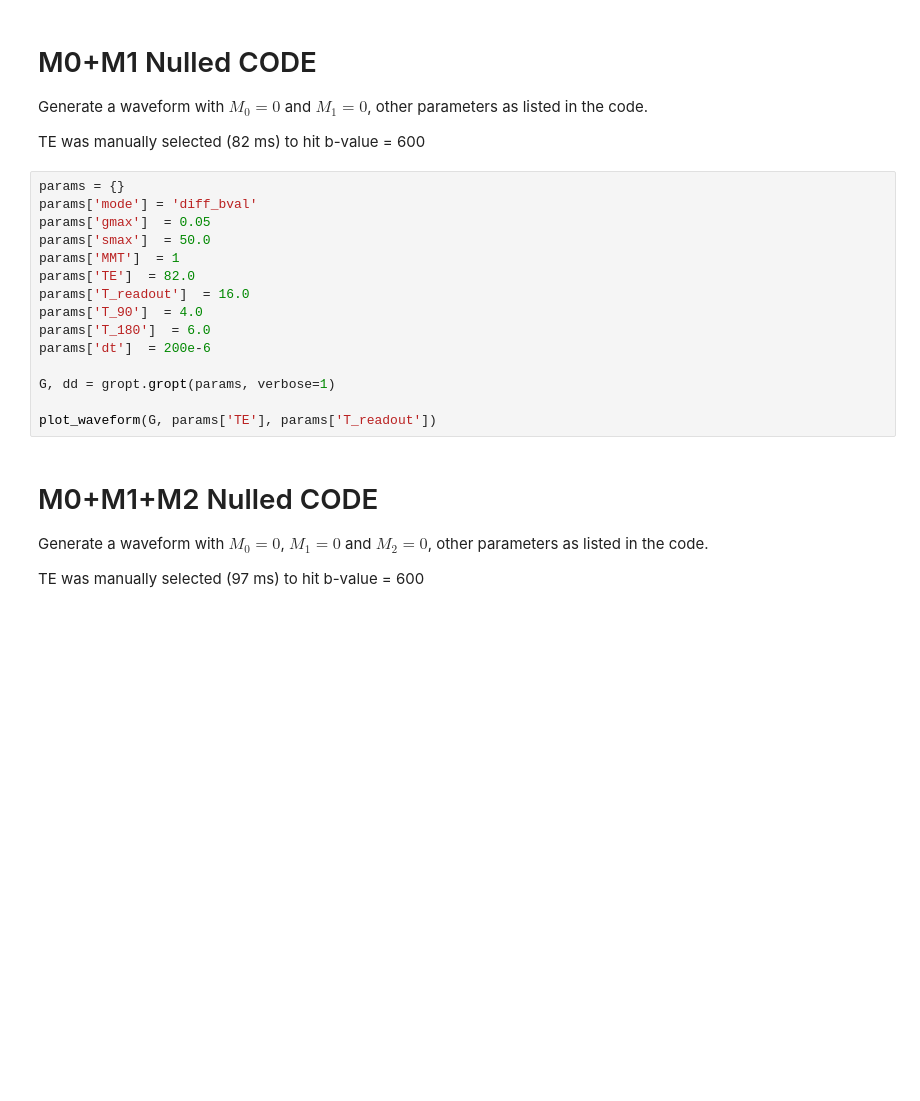
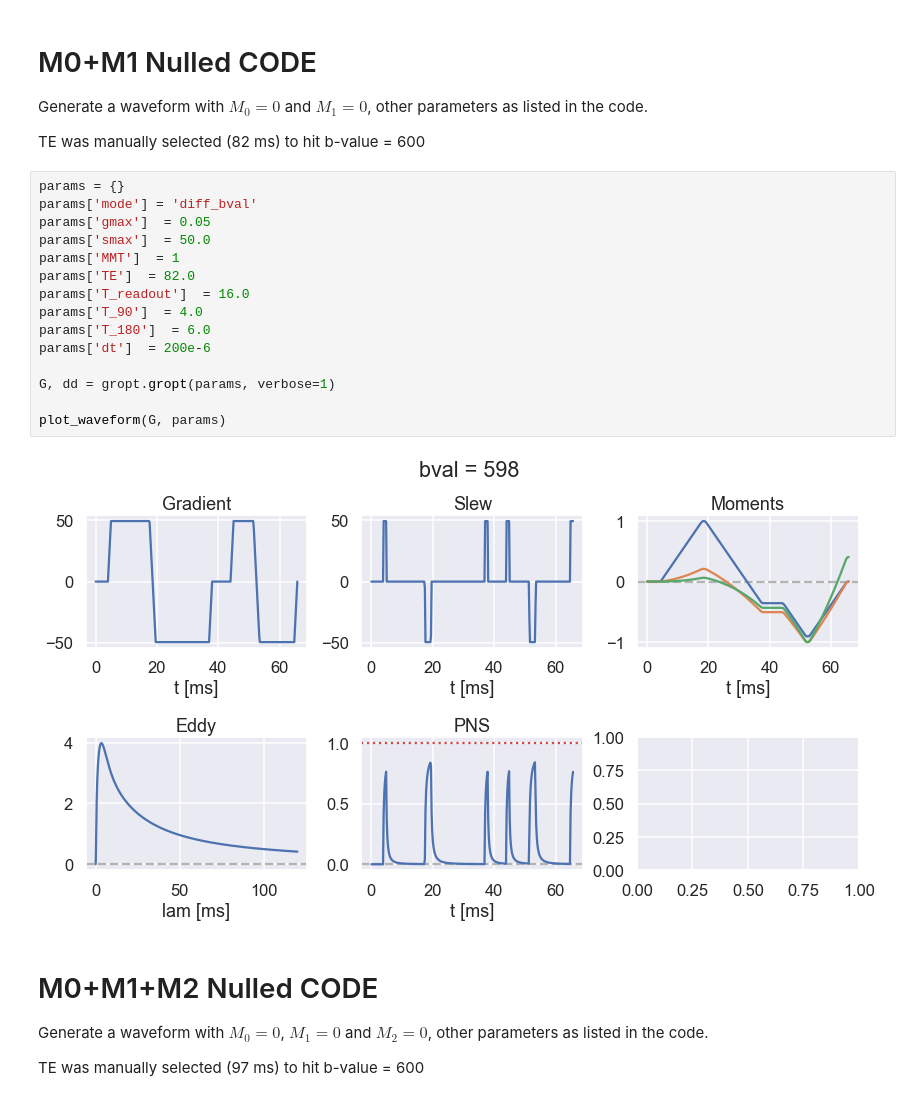
Before and after one commit to mloecher/gropt, a Jupyter notebook: python/demo_v1.ipynb, the cells around one changed output. Saved outputs shown, nothing was run; the diff lists cells and outputs as text; blank space fills up the shorter version.

```diff
--- a/python/demo_v1.ipynb
+++ b/python/demo_v1.ipynb
@@ -57,18 +57,20 @@ TE was manually selected (82 ms) to hit b-value = 600
 # %%
 params = {}
 params['mode'] = 'diff_bval'
 params['gmax']  = 0.05
 params['smax']  = 50.0
 params['MMT']  = 1
 params['TE']  = 82.0
 params['T_readout']  = 16.0
 params['T_90']  = 4.0
 params['T_180']  = 6.0
 params['dt']  = 200e-6
 
 G, dd = gropt.gropt(params, verbose=1)
 
-plot_waveform(G, params['TE'], params['T_readout'])
+plot_waveform(G, params)
+# %% [output]
+[figure, added]
 # %% [markdown]
 # M0+M1+M2 Nulled CODE
 
```
Also changed, not shown: parts of 1 cell of this notebook, 7 other files.
